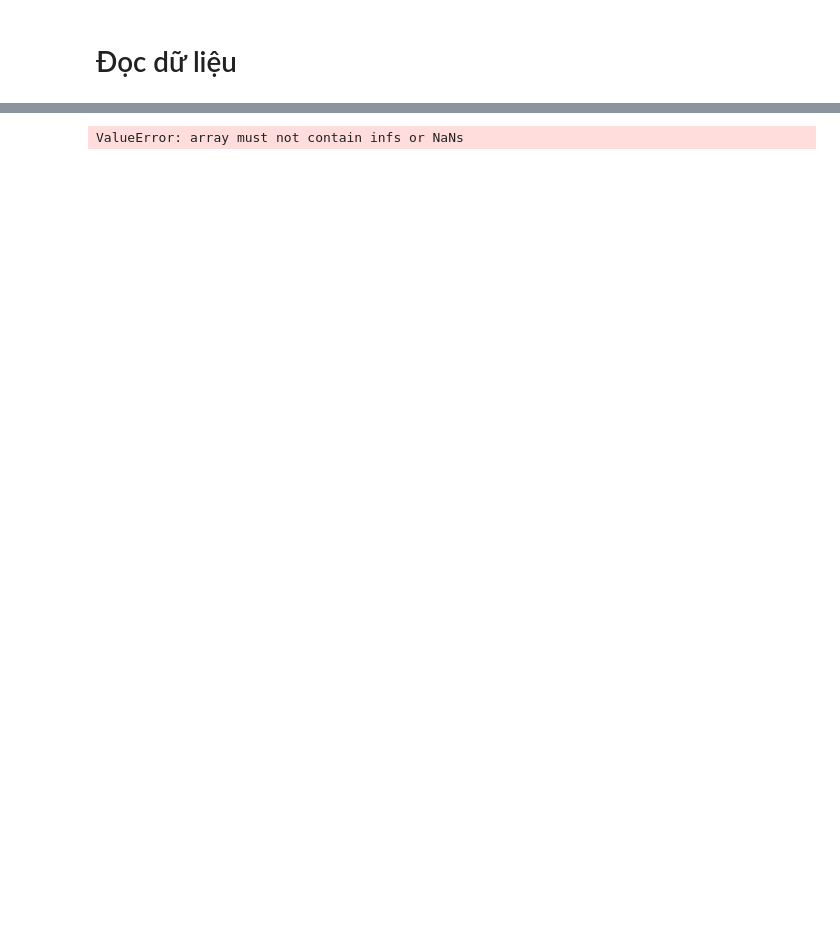
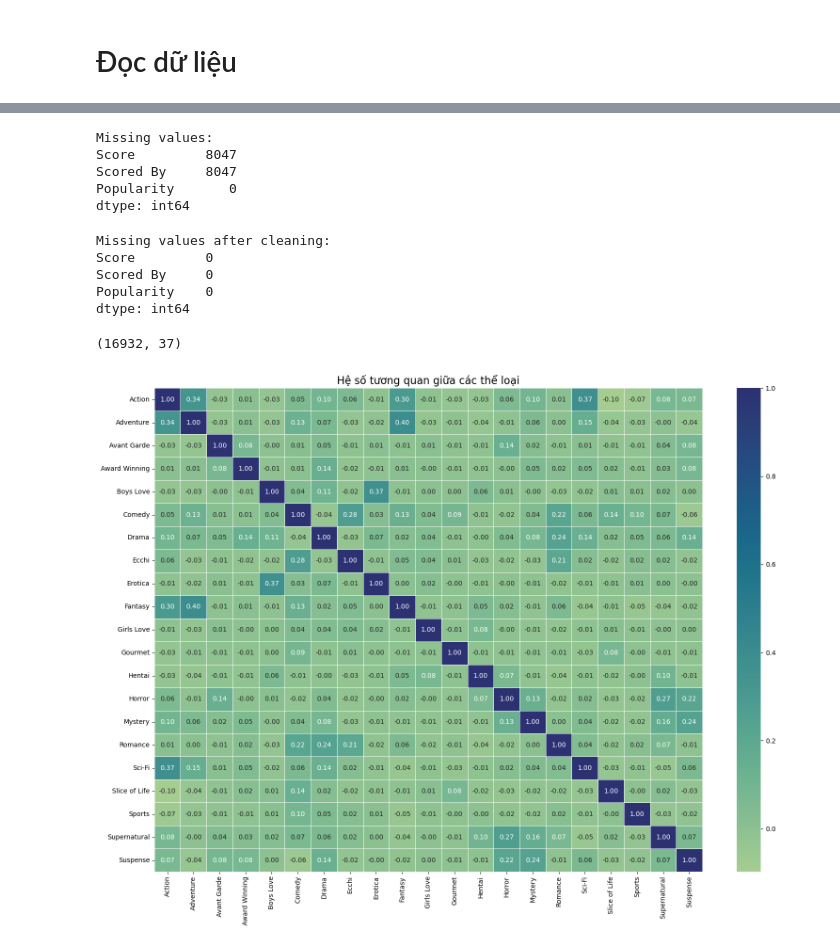
Before and after one commit to V1nk4n/Intro2DS_FinalProject, a Jupyter notebook: question_v1nk4n.ipynb, the cells around one changed output, grey strips where cells are left out. Drawn from its saved outputs; the diff is of its cells as text; code cells hidden in the pictures; blank space fills up the shorter version.

```diff
--- a/question_v1nk4n.ipynb
+++ b/question_v1nk4n.ipynb
@@ -49,7 +31,60 @@ dtype: int64
-# %%
-from scipy.stats import pearsonr
-
-corr, p_value = pearsonr(df['Scored By'], df['Score'])
-print(f"Hệ số tương quan: {corr}, p-value: {p_value}")
-# %% [output]
-ValueError: array must not contain infs or NaNs
+# %%
+print("Missing values:")
+print(df[['Score', 'Scored By', 'Popularity']].isnull().sum())
+# %% [output]
+Missing values:
+Score         8047
+Scored By     8047
+Popularity       0
+dtype: int64
+# %%
+df = df.dropna(subset=['Score', 'Scored By'])
+
+print("Missing values after cleaning:")
+print(df[['Score', 'Scored By', 'Popularity']].isnull().sum())
+# %% [output]
+Missing values after cleaning:
+Score         0
+Scored By     0
+Popularity    0
+dtype: int64
+# %%
+def extract_year(aired):
+    try:
+        # Nếu có khoảng thời gian
+        if "to" in aired:
+            start_date = aired.split("to")[0].strip()  # Lấy ngày bắt đầu
+            year = parser.parse(start_date, fuzzy=True).year  # Trích xuất năm
+        else:  # Nếu chỉ có một ngày duy nhất
+            year = parser.parse(aired, fuzzy=True).year  # Trích xuất năm từ ngày
+        return year
+    except (ValueError, TypeError):  # Xử lý lỗi không hợp lệ
+        return np.nan  # Trả về NaN nếu không thể xử lý
+
+# Áp dụng hàm trích xuất năm
+df["Year"] = df["Aired"].apply(extract_year)
+# Loại bỏ các hàng có giá trị "NaN" trong cột "Year"
+df = df.dropna(subset=["Year"])
+df.shape
+# %% [output]
+(16932, 37)
+# %%
+# Lấy danh sách các cột thể loại (từ 'Action' đến 'UNKNOWN')
+genre_columns = [
+    'Action', 'Adventure', 'Avant Garde', 'Award Winning', 'Boys Love', 'Comedy',
+    'Drama', 'Ecchi', 'Erotica', 'Fantasy', 'Girls Love', 'Gourmet', 'Hentai',
+    'Horror', 'Mystery', 'Romance', 'Sci-Fi', 'Slice of Life', 'Sports',
+    'Supernatural', 'Suspense'
+]
+
+# Tính ma trận tương quan giữa các thể loại
+correlation_matrix = df[genre_columns].corr()
+
+# Vẽ heatmap cho ma trận tương quan
+plt.figure(figsize=(16, 12))
+sns.heatmap(correlation_matrix, annot=True, fmt=".2f", cmap="crest", linewidths=0.5)
+plt.title("Hệ số tương quan giữa các thể loại", fontsize=16)
+plt.tight_layout()
+plt.show()
+# %% [output]
+[figure, added]
```
Also changed, not shown: parts of 16 cells of this notebook, 1 other file.
